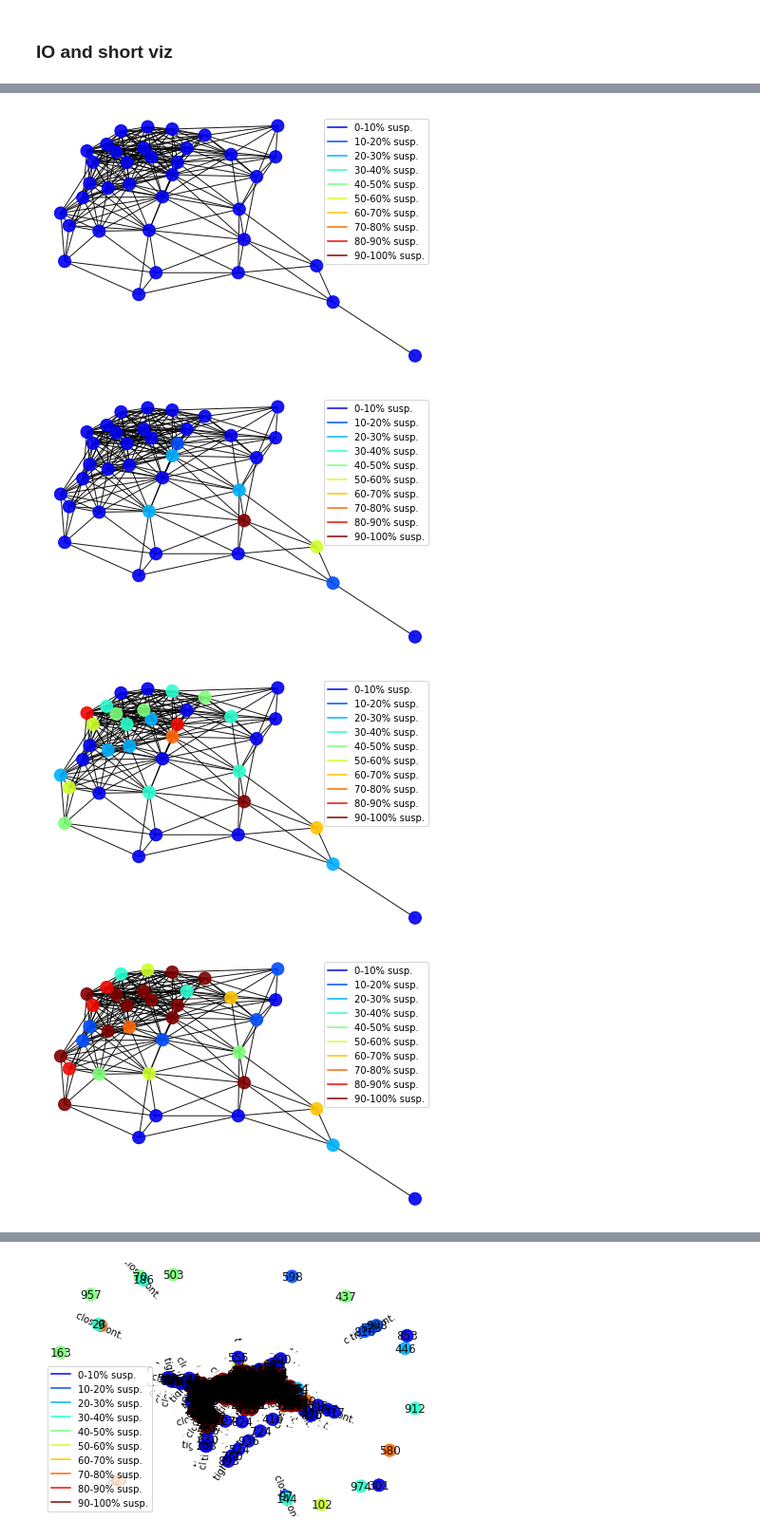
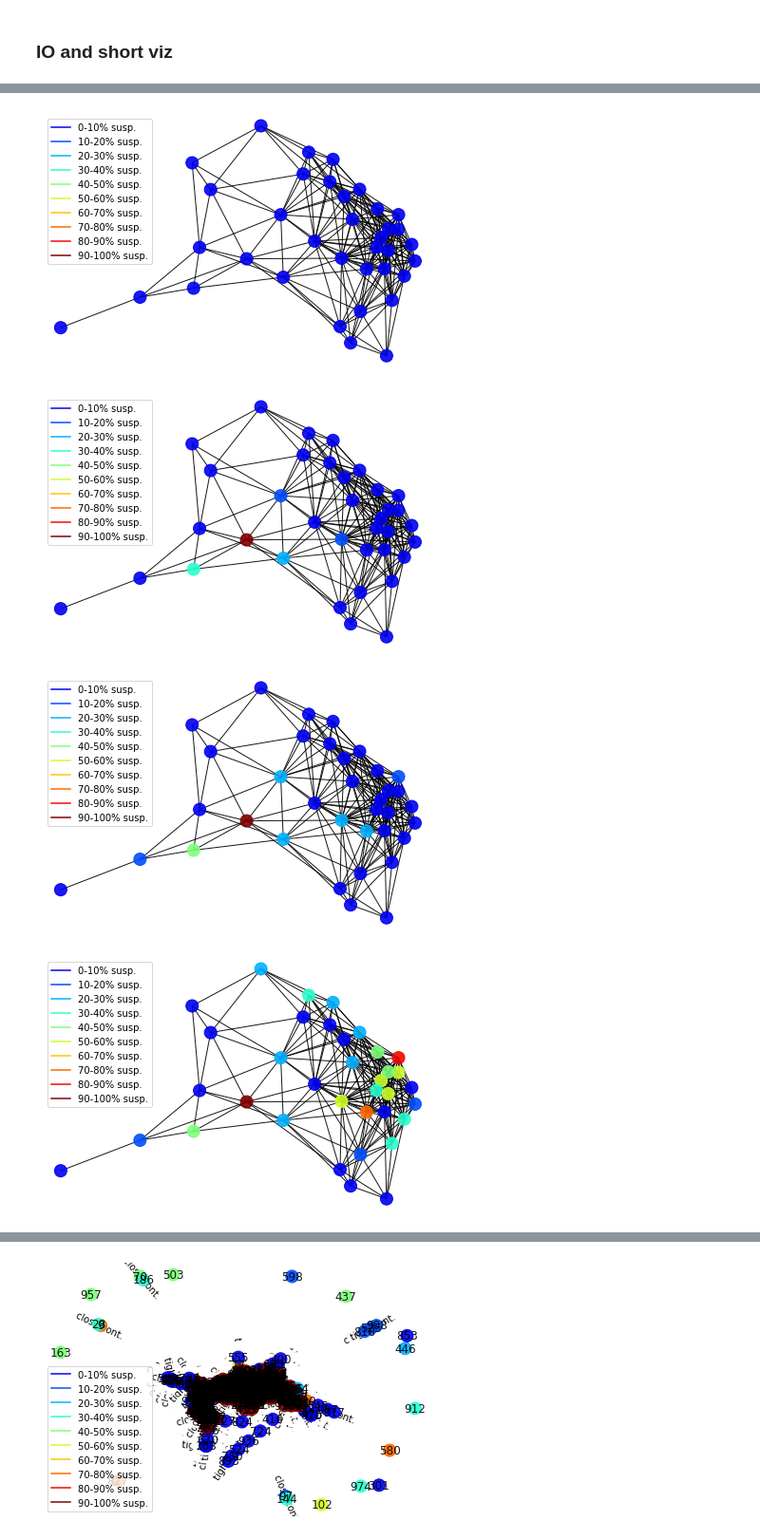
Before and after one commit to anty-filidor/covidout, a Jupyter notebook: spreading_model/src.ipynb, the cells around one changed output, grey strips where cells are left out. Shown at 95% size. Cells and saved outputs as stored; diff of their text form; code cells hidden in the pictures.

Commit message:
More visualization

```diff
--- a/spreading_model/src.ipynb
+++ b/spreading_model/src.ipynb
@@ -44,30 +44,30 @@ _ = vis.plot(_g, n_labels=True, e_labels=False)
 # %%
 # load network
 g = ioops.read_net('networks/nod2.csv', 'networks/edg2.csv')
 ioops.get_node_states(g)
 # extract node to take a close look at and degree of neighbourhood
 node_of_interest = 649
 ngrhd_degree = 2
 
 # initialse container for images
 imgs = []
 
 
 # plot initial state of network
-pos = nx.spring_layout(_g)
+pos = nx.fruchterman_reingold_layout(_g, scale=2, weight="w")
 _g = vis._filter(g, node_of_interest, ngrhd_degree)
 imgs.append(vis.plot(_g, False, False, pos))
 
 # perform propagation in 10 epochs
 for i in range(10):
     # propagate
     _ = spreading.sperad(g, node_of_interest, sure_ill=True)
 
     # plot initial state of network
     _g = vis._filter(g, node_of_interest, ngrhd_degree)
     imgs.append(vis.plot(_g, False, False, pos))
 # %% [output]
-[figure, old version]
+[figure, new version]
-[figure, old version]
+[figure, new version]
-[figure, old version]
+[figure, new version]
-[figure, old version]
+[figure, new version]
```
Also changed, not shown: parts of 2 cells of this notebook, 3 other files.
